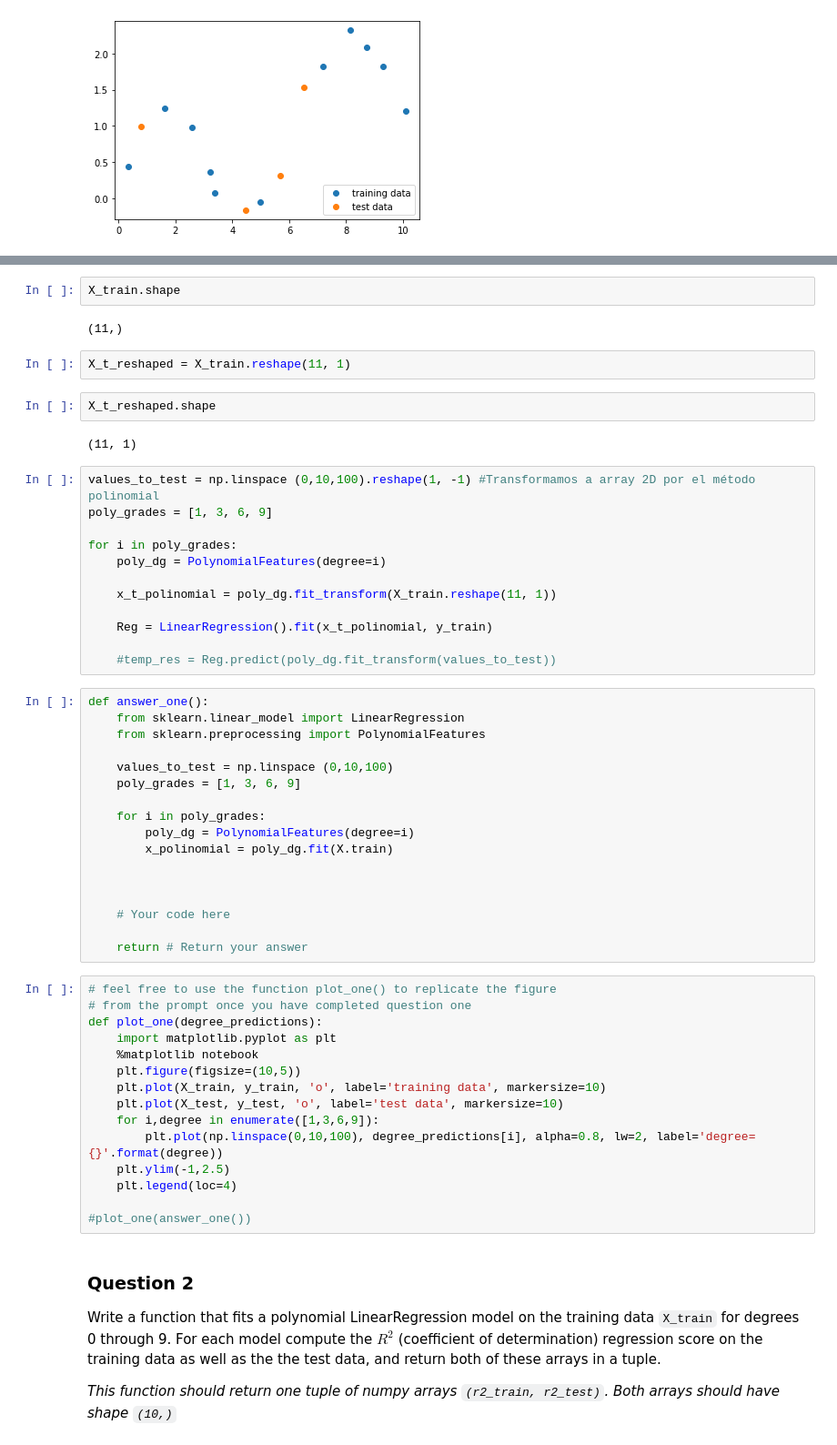
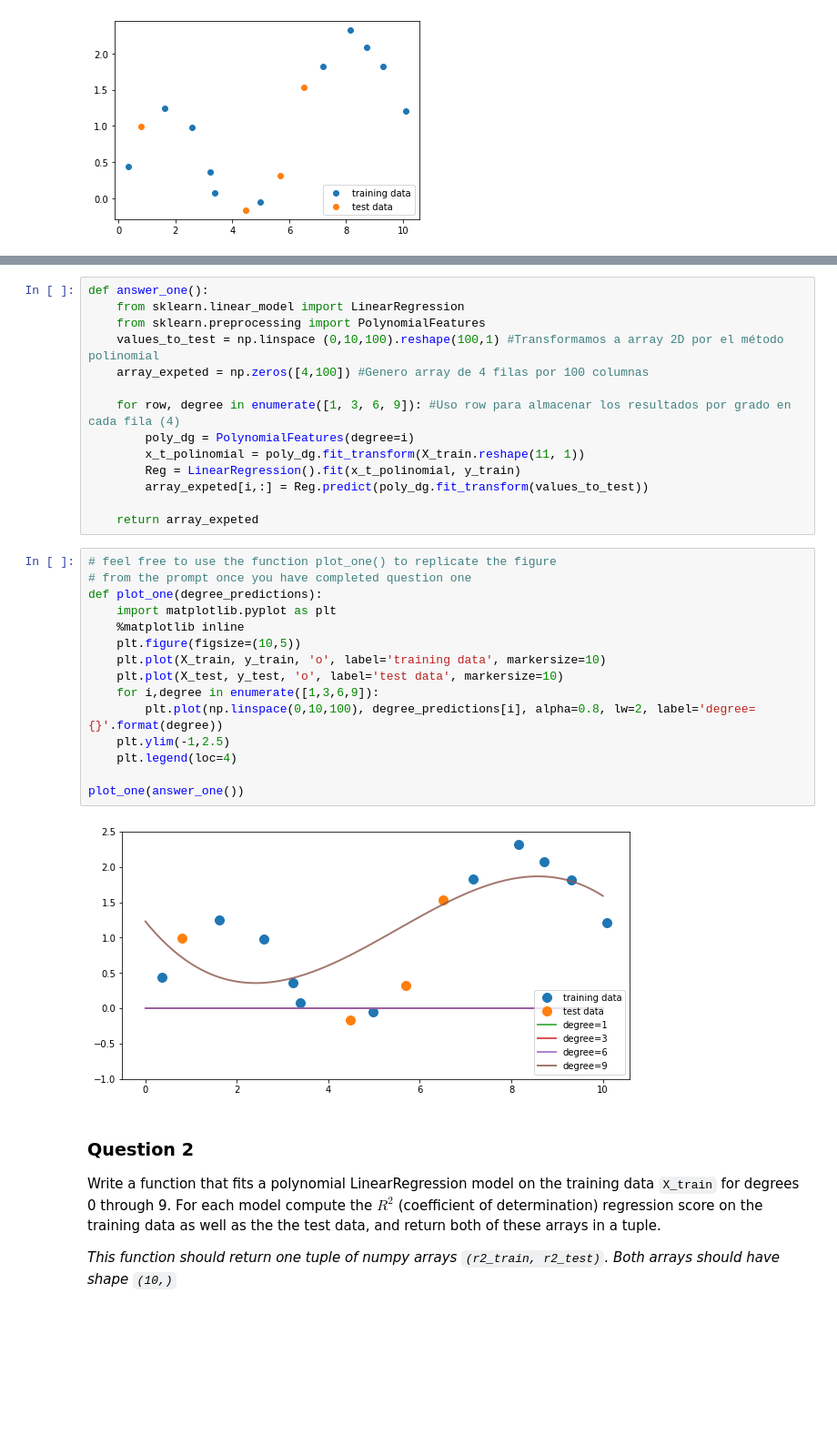
Before and after one commit to francodarvas/PYTHON2, a Jupyter notebook: Assignment 2.ipynb, the cells around one changed output, grey strips where cells are left out. Shown at 91% size. Drawn from its saved outputs; the diff is of its cells as text; blank space fills up the shorter version.

Commit message:
Assignment2_Kevin
Se finaliza el Assingment 2, se dejan los plots para visualizar las soluciones de manera más práctica.

```diff
--- a/Assignment 2.ipynb
+++ b/Assignment 2.ipynb
@@ -60,57 +57,34 @@ from sklearn.preprocessing import PolynomialFeatures
-# %%
-X_train.shape
-# %% [output]
-(11,)
-# %%
-X_t_reshaped = X_train.reshape(11, 1)
-# %%
-X_t_reshaped.shape
-# %% [output]
-(11, 1)
 # %%
-values_to_test = np.linspace (0,10,100).reshape(1, -1) #Transformamos a array 2D por el método polinomial
-poly_grades = [1, 3, 6, 9]
+def answer_one():
+    from sklearn.linear_model import LinearRegression
+    from sklearn.preprocessing import PolynomialFeatures
+    values_to_test = np.linspace (0,10,100).reshape(100,1) #Transformamos a array 2D por el método polinomial
+    array_expeted = np.zeros([4,100]) #Genero array de 4 filas por 100 columnas
 
-for i in poly_grades:
-    poly_dg = PolynomialFeatures(degree=i)
+    for row, degree in enumerate([1, 3, 6, 9]): #Uso row para almacenar los resultados por grado en cada fila (4)
+        poly_dg = PolynomialFeatures(degree=i)
+        x_t_polinomial = poly_dg.fit_transform(X_train.reshape(11, 1))
+        Reg = LinearRegression().fit(x_t_polinomial, y_train)
+        array_expeted[i,:] = Reg.predict(poly_dg.fit_transform(values_to_test))
 
-    x_t_polinomial = poly_dg.fit_transform(X_train.reshape(11, 1))
-
-    Reg = LinearRegression().fit(x_t_polinomial, y_train)
-
-    #temp_res = Reg.predict(poly_dg.fit_transform(values_to_test))
+    return array_expeted
-# %%
-def answer_one():
-    from sklearn.linear_model import LinearRegression
-    from sklearn.preprocessing import PolynomialFeatures
-
-    values_to_test = np.linspace (0,10,100)
-    poly_grades = [1, 3, 6, 9]
-
-    for i in poly_grades:
-        poly_dg = PolynomialFeatures(degree=i)
-        x_polinomial = poly_dg.fit(X.train)
-
-
-
-    # Your code here
-
-    return # Return your answer
 # %%
 # feel free to use the function plot_one() to replicate the figure
 # from the prompt once you have completed question one
 def plot_one(degree_predictions):
     import matplotlib.pyplot as plt
-    %matplotlib notebook
+    %matplotlib inline
     plt.figure(figsize=(10,5))
     plt.plot(X_train, y_train, 'o', label='training data', markersize=10)
     plt.plot(X_test, y_test, 'o', label='test data', markersize=10)
     for i,degree in enumerate([1,3,6,9]):
         plt.plot(np.linspace(0,10,100), degree_predictions[i], alpha=0.8, lw=2, label='degree={}'.format(degree))
     plt.ylim(-1,2.5)
     plt.legend(loc=4)
 
-#plot_one(answer_one())
+plot_one(answer_one())
+# %% [output]
+[figure, added]
 # %% [markdown]
 ### Question 2
 
```
Also changed, not shown: parts of 20 cells of this notebook, 1 other file.
